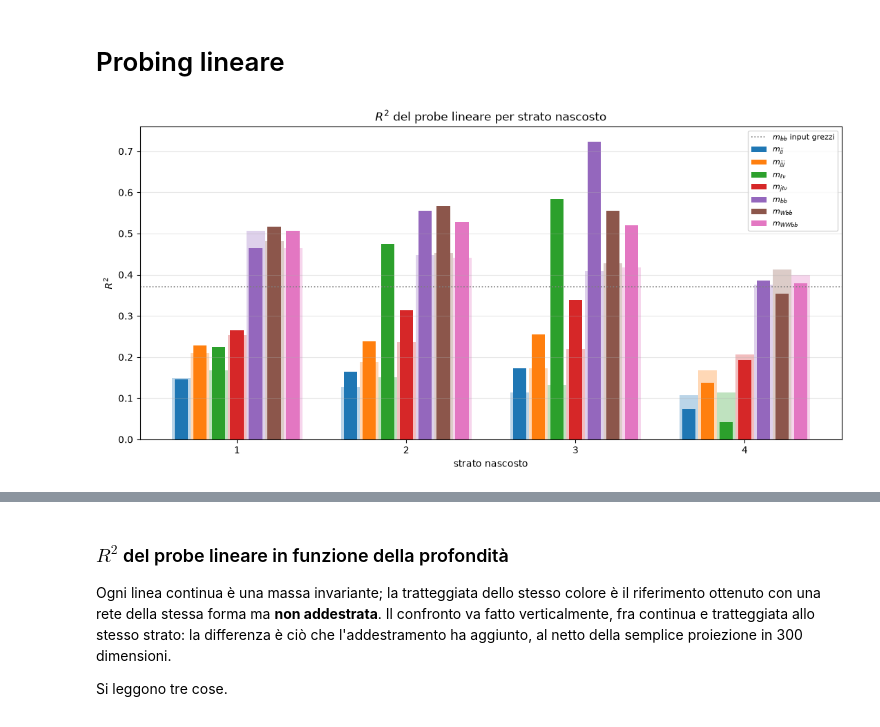
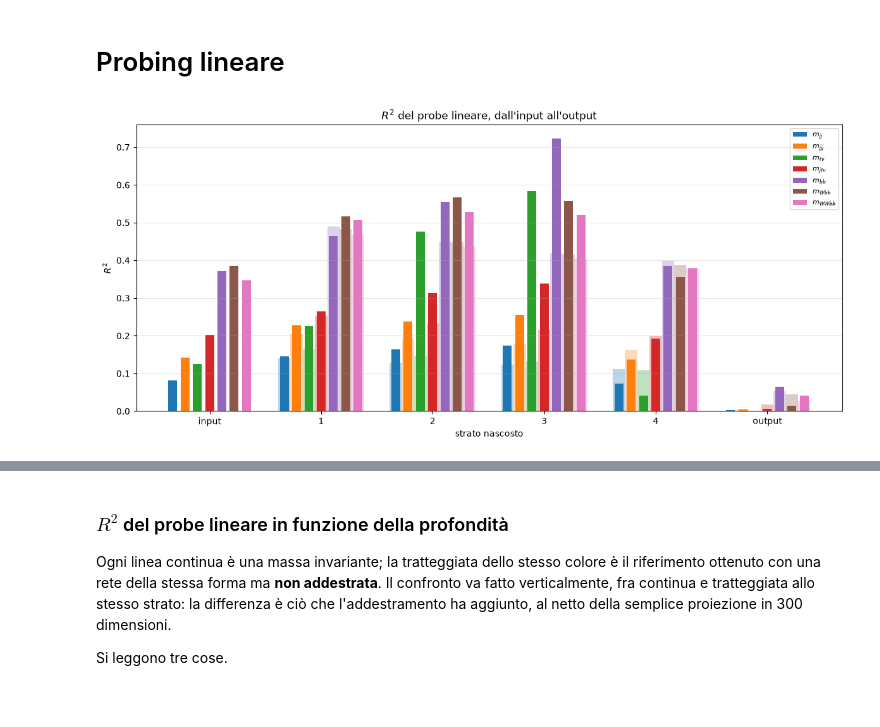
Before and after one commit to alivergani/Deep-Learning, a Jupyter notebook: ExoticParticles_HEP/notebooks/analisi_probing.ipynb, the cells around one changed output, grey strips where cells are left out. Cells and saved outputs as stored; diff of their text form; code cells hidden in the pictures.

```diff
--- a/ExoticParticles_HEP/notebooks/analisi_probing.ipynb
+++ b/ExoticParticles_HEP/notebooks/analisi_probing.ipynb
@@ -38,33 +38,38 @@ def matrice(p, prefisso="strato"):
     n = p["n_strati"]
     return np.array([p["r2"][f"{prefisso}{k}"] for k in range(1, n+1)])
 # %%
-M = matrice(pmod)                    # (4, 7)
-C = matrice(pmod, "casuale_strato")
+M = matrice(pmod)                    # (4, 7): strati nascosti, rete addestrata
+C = matrice(pmod, "casuale_strato")  # (4, 7): strati nascosti, rete casuale
 inp = np.array(pmod["r2"]["input"])
-strati = np.arange(1, 5)
+out = np.array(pmod["r2"]["uscita"])
+out_c = np.array(pmod["r2"]["casuale_uscita"])
 
-fig, ax = plt.subplots(figsize=(11, 5.5))
+M_tot = np.vstack([inp, M, out])                       # (6, 7): input, strato1..4, output
+C_tot = np.vstack([[np.nan] * len(masse), C, out_c])   # input non ha un riferimento casuale
+
+posizioni = np.arange(len(M_tot))    # 0..5
+etichette = ["input"] + [str(k) for k in range(1, 5)] + ["output"]
+
+fig, ax = plt.subplots(figsize=(12, 5.5))
 
 larghezza = 0.11
 offset = (np.arange(len(masse)) - (len(masse) - 1) / 2) * larghezza
 
 for j, nome in enumerate(masse):
     colore = COLORI_MASSE[nome]
-    posizioni = strati + offset[j]
-    ax.bar(posizioni, C[:, j], larghezza, color=colore, alpha=0.3)
-    ax.bar(posizioni, M[:, j], larghezza * 0.72, color=colore,
+    x = posizioni + offset[j]
+    ax.bar(x, C_tot[:, j], larghezza, color=colore, alpha=0.3)
+    ax.bar(x, M_tot[:, j], larghezza * 0.72, color=colore,
            label=ETICHETTE_MASSE[nome])
 
-ax.axhline(y=inp[4], color="gray", linestyle=":", linewidth=1.2,
-           label="$m_{bb}$ input grezzi")
-
-ax.set_title("$R^2$ del probe lineare per strato nascosto")
+ax.set_title("$R^2$ del probe lineare, dall'input all'output")
 ax.set_xlabel("strato nascosto")
 ax.set_ylabel("$R^2$")
-ax.set_xticks(strati)
+ax.set_xticks(posizioni)
+ax.set_xticklabels(etichette)
 ax.grid(axis="y", alpha=0.3)
 ax.legend(fontsize=8)
 fig.tight_layout()
 plt.show()
 # %% [output]
-[figure, old version]
+[figure, new version]
```
Also changed, not shown: parts of 5 cells of this notebook, 5 other files.
